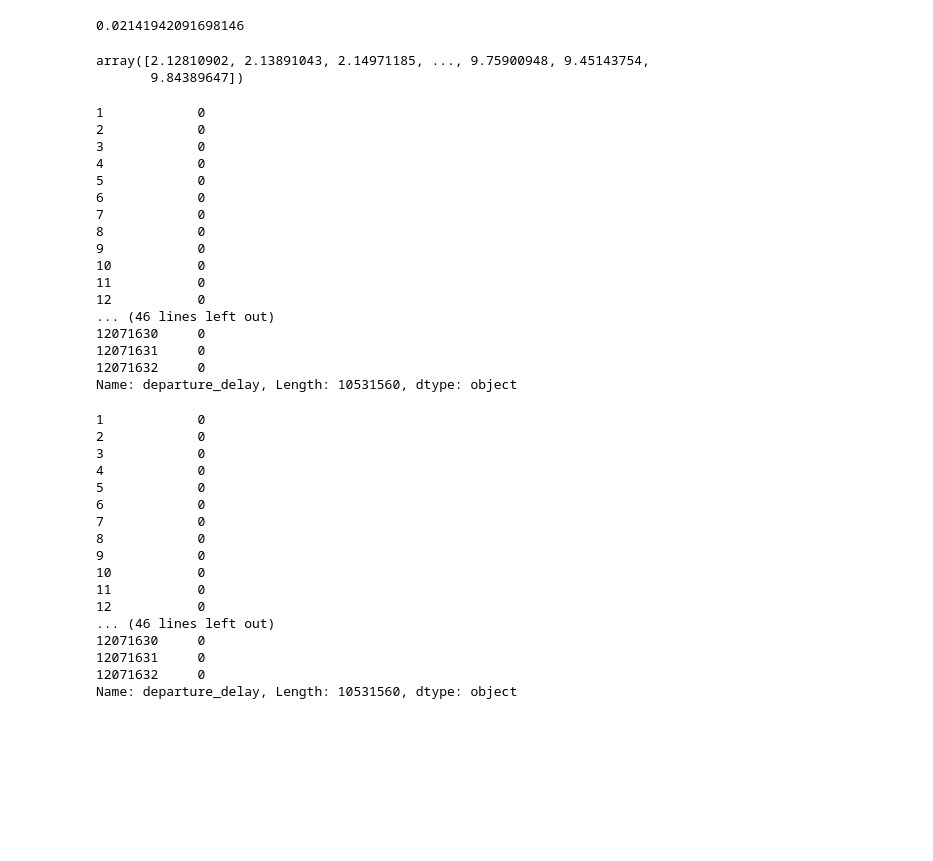
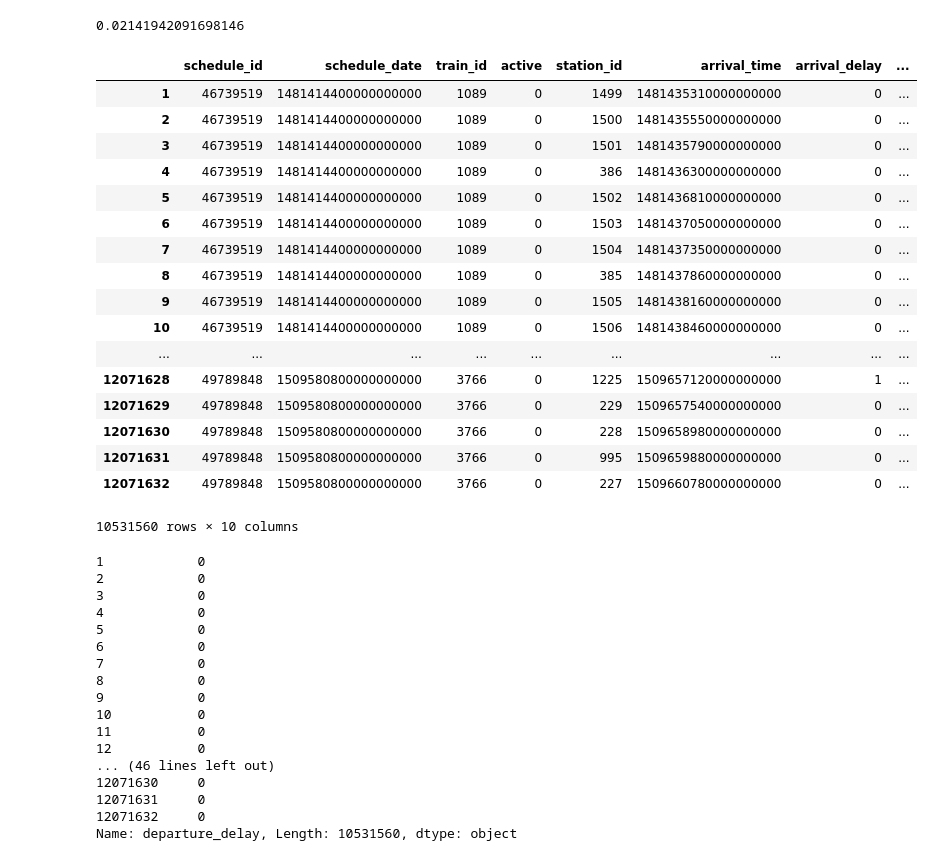
Before and after one commit to mluszczyk/delays, a Jupyter notebook: delays.ipynb, the cells around one changed output. Cells and saved outputs as stored; diff of their text form; code cells hidden in the pictures; blank space fills up the shorter version.

Commit message:
Predictions.

```diff
--- a/delays.ipynb
+++ b/delays.ipynb
@@ -64,31 +64,31 @@ x, y= toxy(train)
 lr.score(x, y)
 # %% [output]
 0.02141942091698146
-# %%
-lr.predict(x)
-# %% [output]
-array([2.12810902, 2.13891043, 2.14971185, ..., 9.75900948, 9.45143754,
-       9.84389647])
-# %%
-y
-# %% [output]
-1            0
-2            0
-3            0
-4            0
-5            0
-6            0
-7            0
-8            0
-9            0
-10           0
-11           0
-12           0
-... (46 lines left out)
-12071630     0
-12071631     0
-12071632     0
-Name: departure_delay, Length: 10531560, dtype: object
+# %%
+x, y = toxy(train)
+annotated_train = train.copy()
+annotated_train["predicted_delay"] = lr.predict(x)
+# %%
+annotated_train
+# %% [output]
+|  | schedule_id | schedule_date | train_id | active | station_id | arrival_time | arrival_delay | ... |
+| 1 | 46739519 | 1481414400000000000 | 1089 | 0 | 1499 | 1481435310000000000 | 0 | ... |
+| 2 | 46739519 | 1481414400000000000 | 1089 | 0 | 1500 | 1481435550000000000 | 0 | ... |
+| 3 | 46739519 | 1481414400000000000 | 1089 | 0 | 1501 | 1481435790000000000 | 0 | ... |
+| 4 | 46739519 | 1481414400000000000 | 1089 | 0 | 386 | 1481436300000000000 | 0 | ... |
+| 5 | 46739519 | 1481414400000000000 | 1089 | 0 | 1502 | 1481436810000000000 | 0 | ... |
+| 6 | 46739519 | 1481414400000000000 | 1089 | 0 | 1503 | 1481437050000000000 | 0 | ... |
+| 7 | 46739519 | 1481414400000000000 | 1089 | 0 | 1504 | 1481437350000000000 | 0 | ... |
+| 8 | 46739519 | 1481414400000000000 | 1089 | 0 | 385 | 1481437860000000000 | 0 | ... |
+| 9 | 46739519 | 1481414400000000000 | 1089 | 0 | 1505 | 1481438160000000000 | 0 | ... |
+| 10 | 46739519 | 1481414400000000000 | 1089 | 0 | 1506 | 1481438460000000000 | 0 | ... |
+| ... | ... | ... | ... | ... | ... | ... | ... | ... |
+| 12071628 | 49789848 | 1509580800000000000 | 3766 | 0 | 1225 | 1509657120000000000 | 1 | ... |
+| 12071629 | 49789848 | 1509580800000000000 | 3766 | 0 | 229 | 1509657540000000000 | 0 | ... |
+| 12071630 | 49789848 | 1509580800000000000 | 3766 | 0 | 228 | 1509658980000000000 | 0 | ... |
+| 12071631 | 49789848 | 1509580800000000000 | 3766 | 0 | 995 | 1509659880000000000 | 0 | ... |
+| 12071632 | 49789848 | 1509580800000000000 | 3766 | 0 | 227 | 1509660780000000000 | 0 | ... |
+10531560 rows × 10 columns
 # %%
 train.departure_delay
 # %% [output]
```
Also changed, not shown: parts of 3 cells of this notebook.
